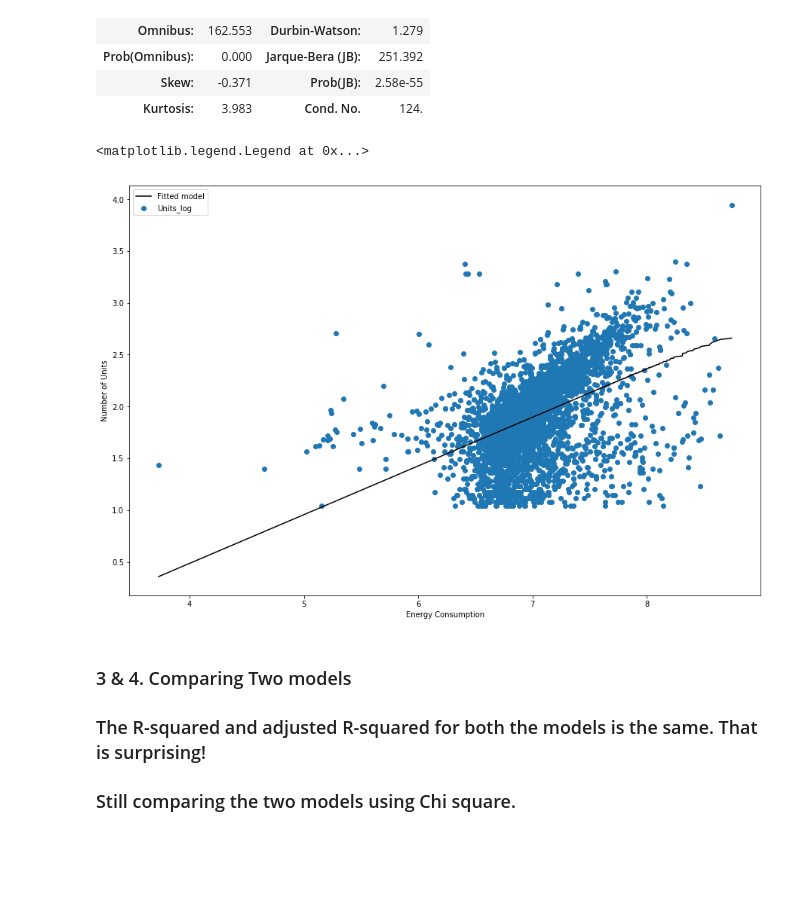
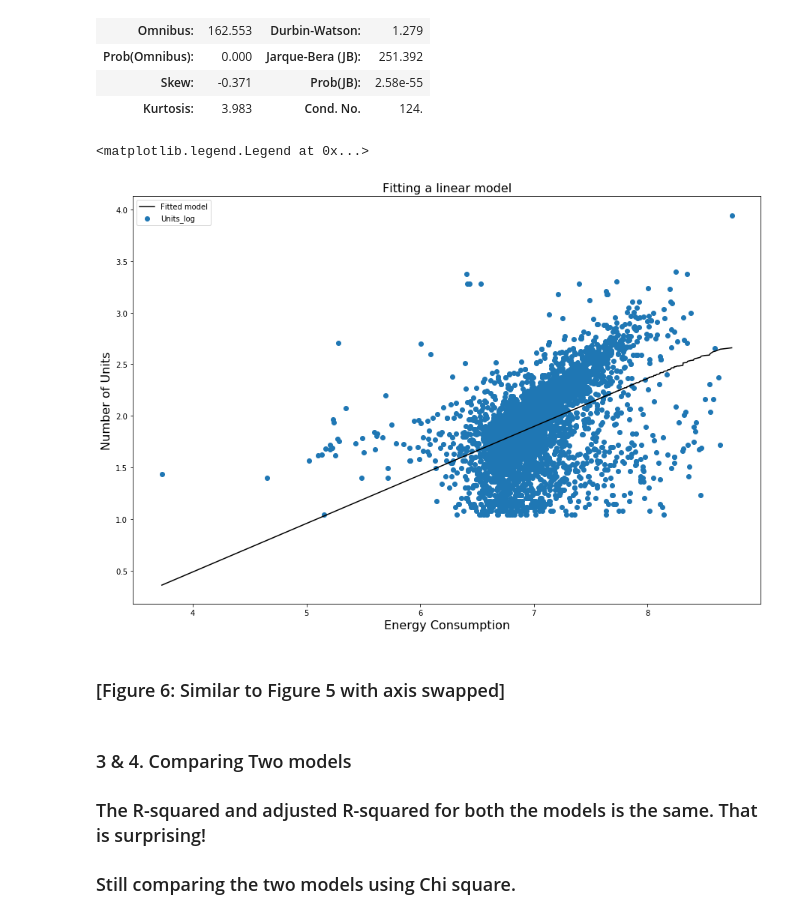
Before and after one commit to ssb10/PUI2017_ssb602, a Jupyter notebook: HW6_ssb602/HW6.ipynb, the cells around one changed output. Drawn from its saved outputs; the diff is of its cells as text; code cells hidden in the pictures; blank space fills up the shorter version.

```diff
--- a/HW6_ssb602/HW6.ipynb
+++ b/HW6_ssb602/HW6.ipynb
@@ -274,14 +282,17 @@ OLS Regression Results
 # %%
 pl.figure(figsize=(15,10))
 pl.scatter(bbl_data_cut_new['Energy_log'],bbl_data_cut_new['Units_log'])
 pl.plot(bbl_data_cut_new['Energy_log'].head(len(model1_2.predict())).sort_values(),np.sort(model1_2.predict()),
         c='black',label='Fitted model')
-pl.xlabel("Energy Consumption")
-pl.ylabel("Number of Units")
+pl.xlabel("Energy Consumption", fontsize=16)
+pl.ylabel("Number of Units", fontsize=16)
+pl.title("Fitting a linear model", fontsize=16)
 pl.legend()
 # %% [output]
 <matplotlib.legend.Legend at 0x...>
-[figure, old version]
+[figure, new version]
+# %% [markdown]
+### [Figure 6: Similar to Figure 5 with axis swapped]
 # %% [markdown]
 ### 3 & 4. Comparing Two models
 ### The R-squared and adjusted R-squared for both the models is the same. That is surprising!
```
Also changed, not shown: parts of 32 cells of this notebook.
